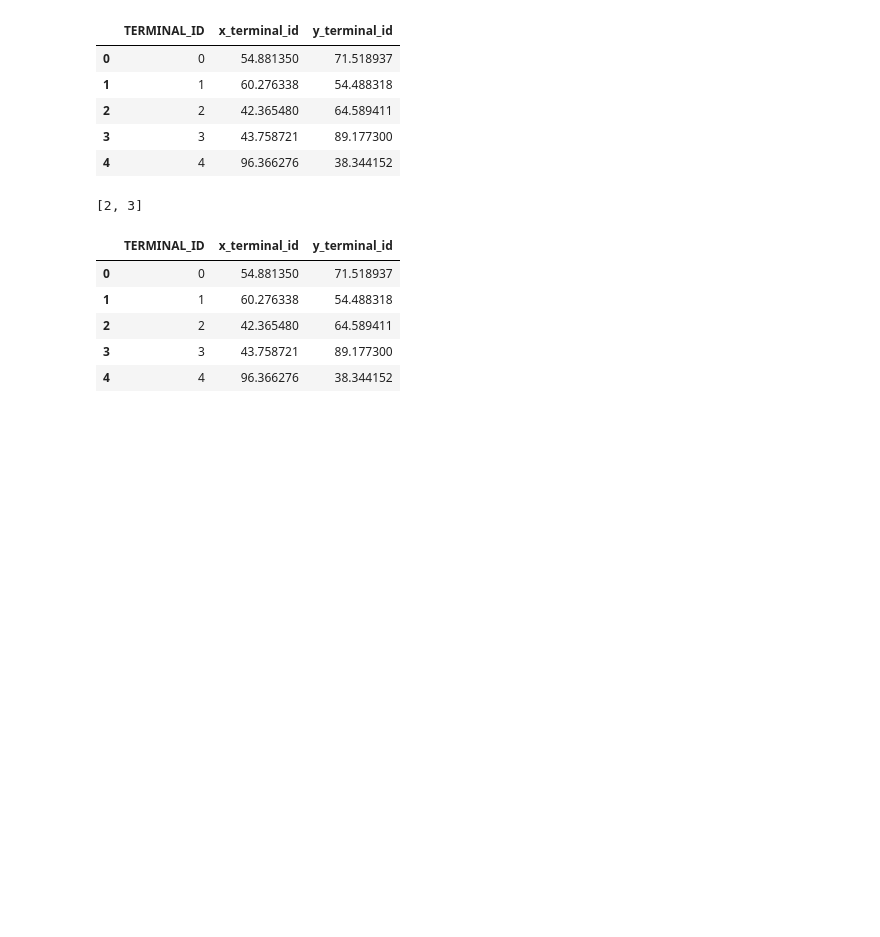
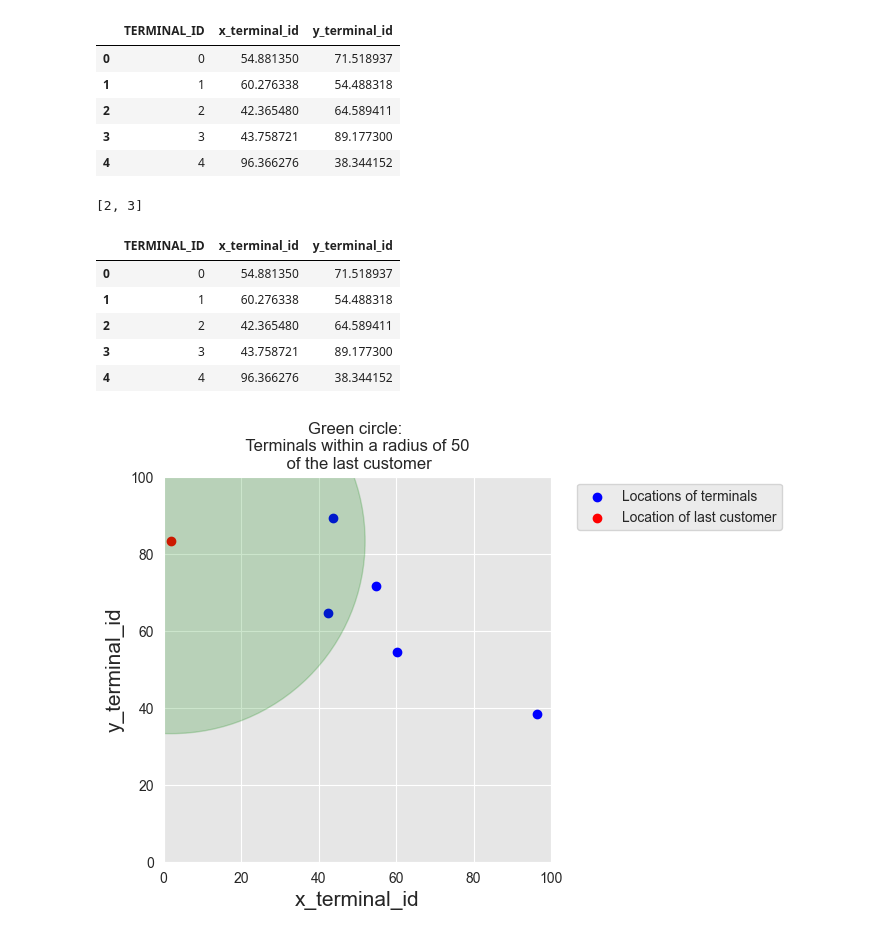
Before and after one commit to Zeriet/banksim, a Jupyter notebook: banksim.ipynb, the cells around one changed output. Drawn from its saved outputs; the diff is of its cells as text; code cells hidden in the pictures; blank space fills up the shorter version.

Commit message:
add available terminals for each customer

```diff
--- a/banksim.ipynb
+++ b/banksim.ipynb
@@ -153,3 +153,7 @@ ax.set_ylim([0, 100])
 
 ax.set_xlabel('x_terminal_id', fontsize=fontsize)
 ax.set_ylabel('y_terminal_id', fontsize=fontsize)
+# %%
+terminals_available_to_customer_fig
+# %% [output]
+[figure, added]
```
Also changed, not shown: parts of 1 cell of this notebook.
